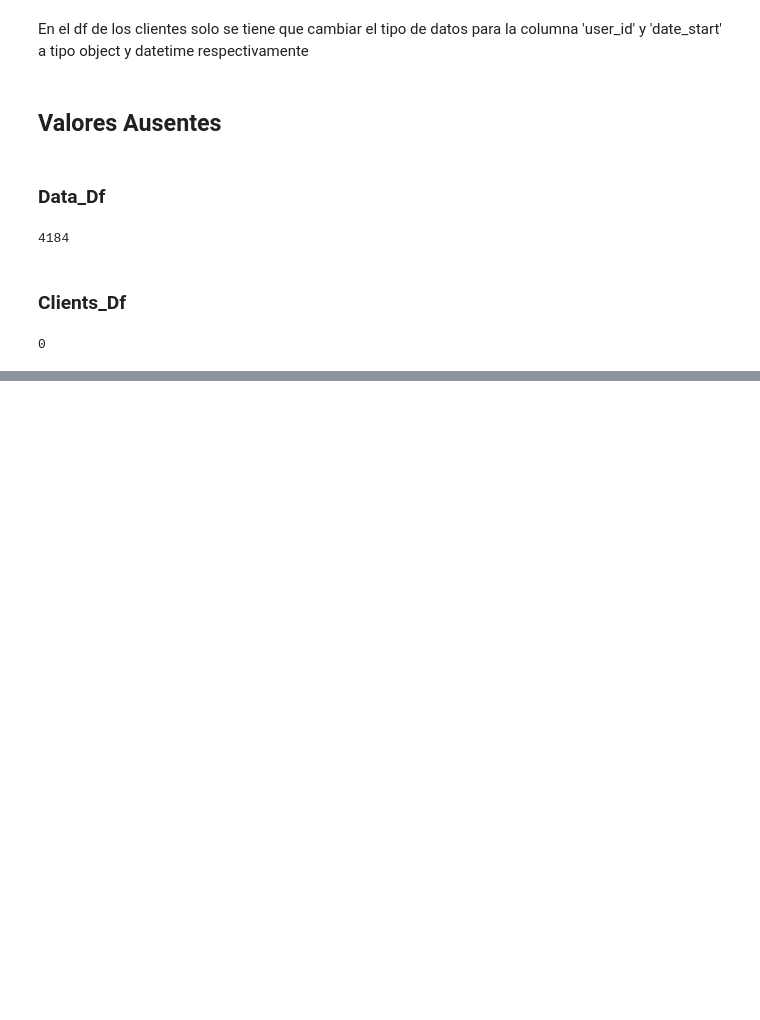
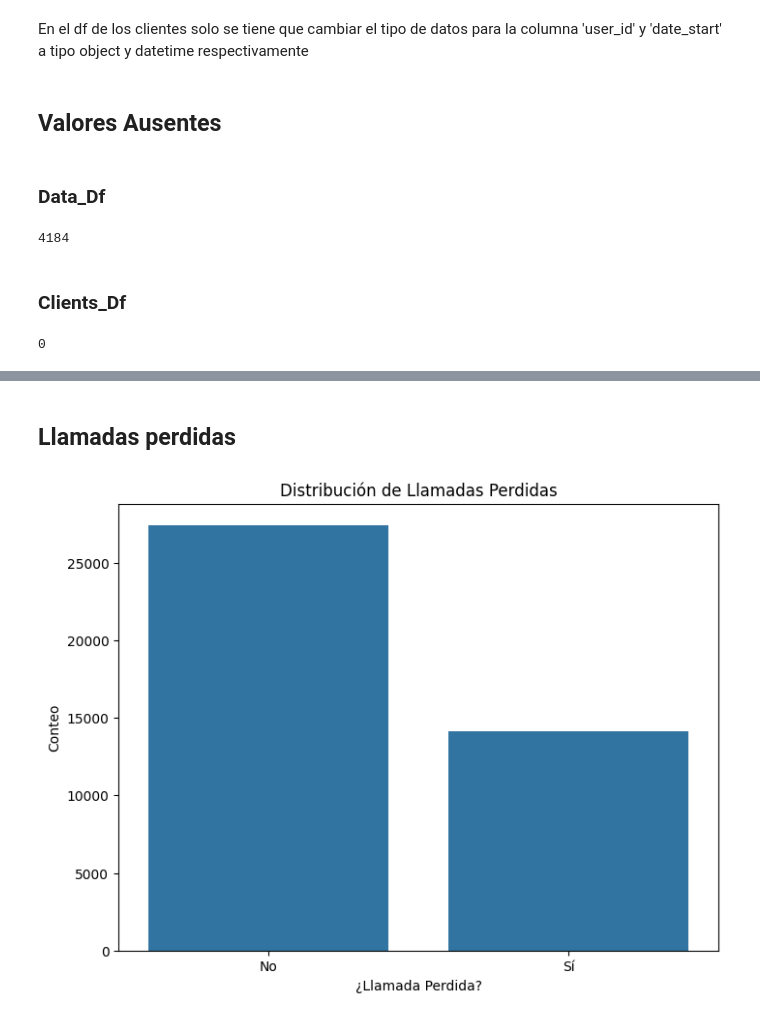
Before and after one commit to BCascante/Proyecto-Final-DA, a Jupyter notebook: Telecom Project/Telecom.ipynb, the cells around one changed output, grey strips where cells are left out. Drawn from its saved outputs; the diff is of its cells as text; code cells hidden in the pictures; blank space fills up the shorter version.

```diff
--- a/Telecom Project/Telecom.ipynb
+++ b/Telecom Project/Telecom.ipynb
@@ -192,0 +182,19 @@ clients.duplicated().sum()
+# %%
+# Unir los df en uno solo
+telecom = data.merge(clients, on='user_id',how='left')
+# Definir una funcion para calcular percentiles
+def percentiles(df,column):
+    result = np.percentile(df[column], [90,95,99])
+    return result
+# %% [markdown]
+## Llamadas perdidas
+# %%
+plt.figure(figsize=(8, 6))
+sns.countplot(x='is_missed_call', data=telecom)
+plt.title('Distribución de Llamadas Perdidas')
+plt.xlabel('¿Llamada Perdida?')
+plt.ylabel('Conteo')
+plt.xticks(ticks=[0, 1], labels=['No', 'Sí'])
+plt.show()
+# %% [output]
+[figure, added]
```
Also changed, not shown: parts of 36 cells of this notebook, 1 other file.
